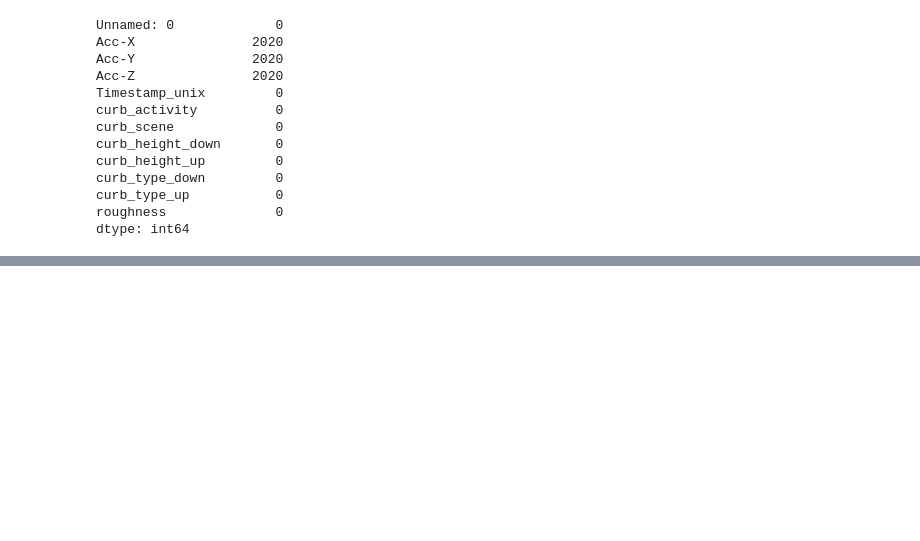
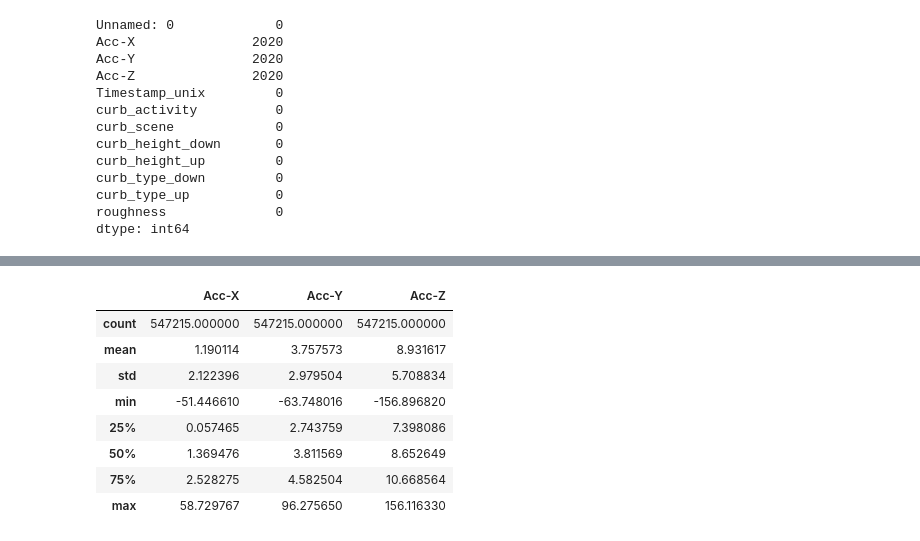
Before and after one commit to Ziyi-star/Bachelor-Project, a Jupyter notebook: notebooks/00-DataExploration.ipynb, the cells around one changed output, grey strips where cells are left out. Cells and saved outputs as stored; diff of their text form; code cells hidden in the pictures; blank space fills up the shorter version.

```diff
--- a/notebooks/00-DataExploration.ipynb
+++ b/notebooks/00-DataExploration.ipynb
@@ -85,0 +139,16 @@ dtype: int64
+# %%
+data_handlebar_acc[['Acc-X', 'Acc-Y', 'Acc-Z']].describe()
+# std: standard deviation.
+# 25% (1st quartile): 25% of the data have values below this number.
+# 50% (median): Half the values are below this number.
+# 75% (3rd quartile): 75% of the data are below this number.
+# %% [output]
+|  | Acc-X | Acc-Y | Acc-Z |
+| count | 547215.000000 | 547215.000000 | 547215.000000 |
+| mean | 1.190114 | 3.757573 | 8.931617 |
+| std | 2.122396 | 2.979504 | 5.708834 |
+| min | -51.446610 | -63.748016 | -156.896820 |
+| 25% | 0.057465 | 2.743759 | 7.398086 |
+| 50% | 1.369476 | 3.811569 | 8.652649 |
+| 75% | 2.528275 | 4.582504 | 10.668564 |
+| max | 58.729767 | 96.275650 | 156.116330 |
```
Also changed, not shown: parts of 4 cells of this notebook, 5 other files.
